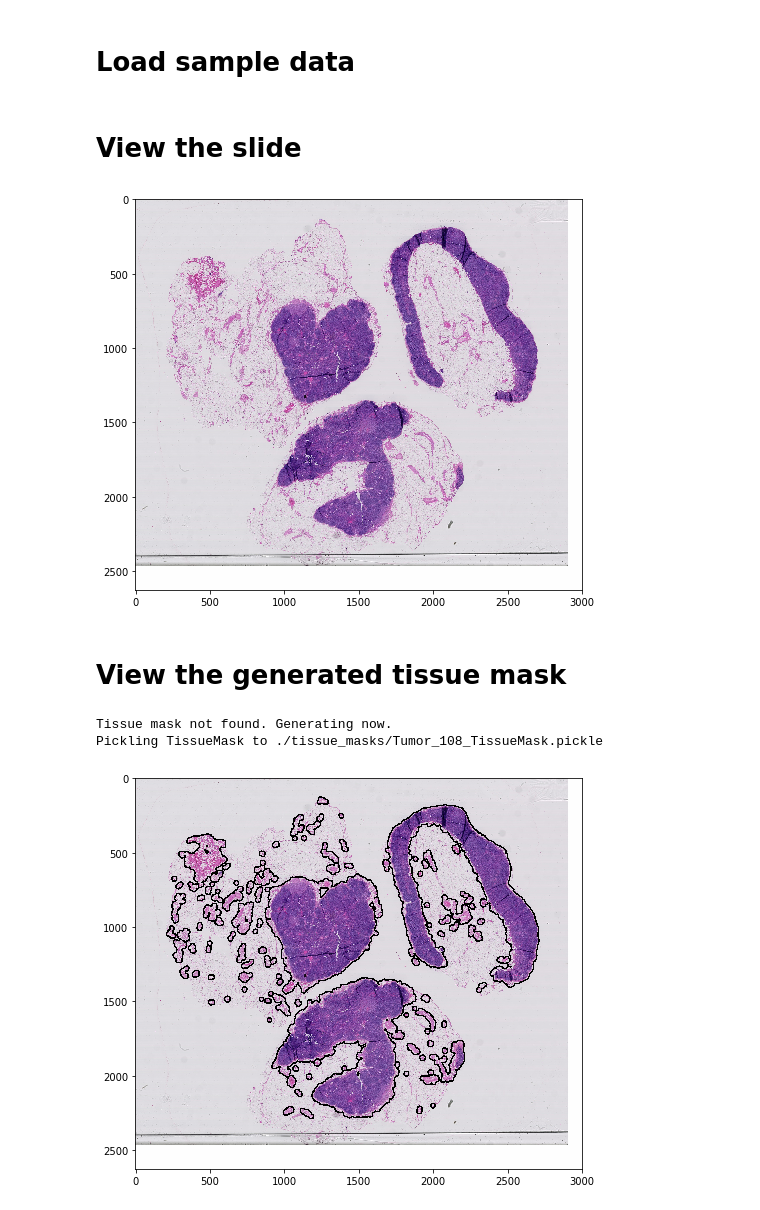
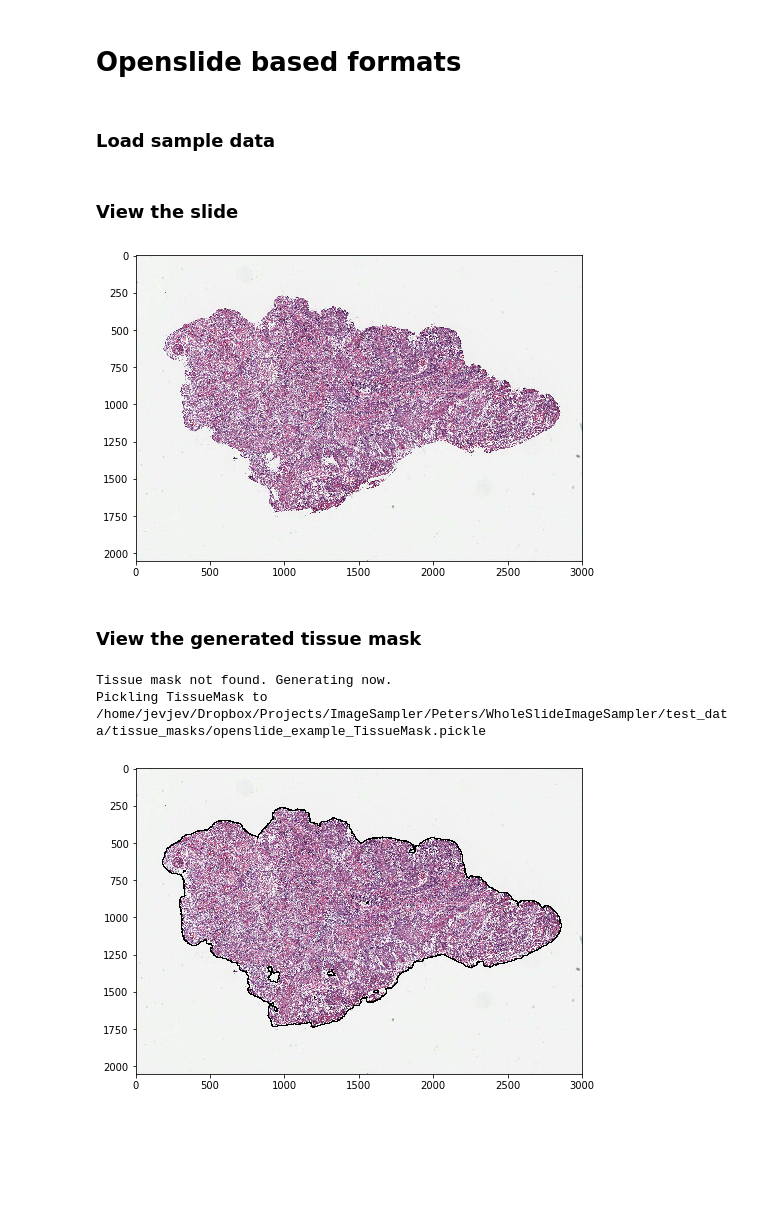
Before and after one commit to jgamper/compay-syntax, a Jupyter notebook: demo.ipynb, the cells around one changed output. Saved outputs shown, nothing was run; the diff lists cells and outputs as text; code cells hidden in the pictures; blank space fills up the shorter version.

Commit message:
annotation code

```diff
--- a/demo.ipynb
+++ b/demo.ipynb
@@ -25,5 +29,7 @@ def show_PIL(pil_im, size=5):
     '''A function to show PIL images in the notebook.'''
     plt.figure(figsize=(size,size))
     plt.imshow(np.asarray(pil_im),cmap='gray')
+# %% [markdown]
+# Openslide based formats
 # %% [markdown]
-# Load sample data
+### Load sample data
@@ -45,18 +36,26 @@ tumor_annotation = os.path.join(annotation_dir,'Tumor_108_mask.tif')
+# %%
+path = os.path.join(os.getcwd(), 'test_data/')
+file = os.path.join(path, 'openslide_example.svs')
+
+tissue_mask_dir = os.path.join(path, 'tissue_masks')
+annotation_dir = os.path.join(path, 'annotations')
+xml_dir = os.path.join(path, 'xml')
+patches_dir = os.path.join(path, 'patches')
 # %% [markdown]
-# View the slide
+### View the slide
 # %%
-slide = OpenSlidePlus(file, level0=40)
+slide = assign_wsi_plus(file, level0=40)
 thumb = slide.get_thumbnail(size=(3000,3000))
 show_PIL(thumb, size=8)
 # %% [output]
-[figure, old version]
+[figure, new version]
 # %% [markdown]
-# View the generated tissue mask
+### View the generated tissue mask
 # %%
 tissue_mask = TissueMask(tissue_mask_dir, reference_wsi=slide)
 vis = tissue_mask.visualize(reference_wsi=slide)
 show_PIL(vis, size=8)
 # %% [output]
 Tissue mask not found. Generating now.
-Pickling TissueMask to ./tissue_masks/Tumor_108_TissueMask.pickle
+Pickling TissueMask to /home/jevjev/Dropbox/Projects/ImageSampler/Peters/WholeSlideImageSampler/test_data/tissue_masks/openslide_example_TissueMask.pickle
-[figure, old version]
+[figure, new version]
```
Also changed, not shown: parts of 34 cells of this notebook, 20 other files.
